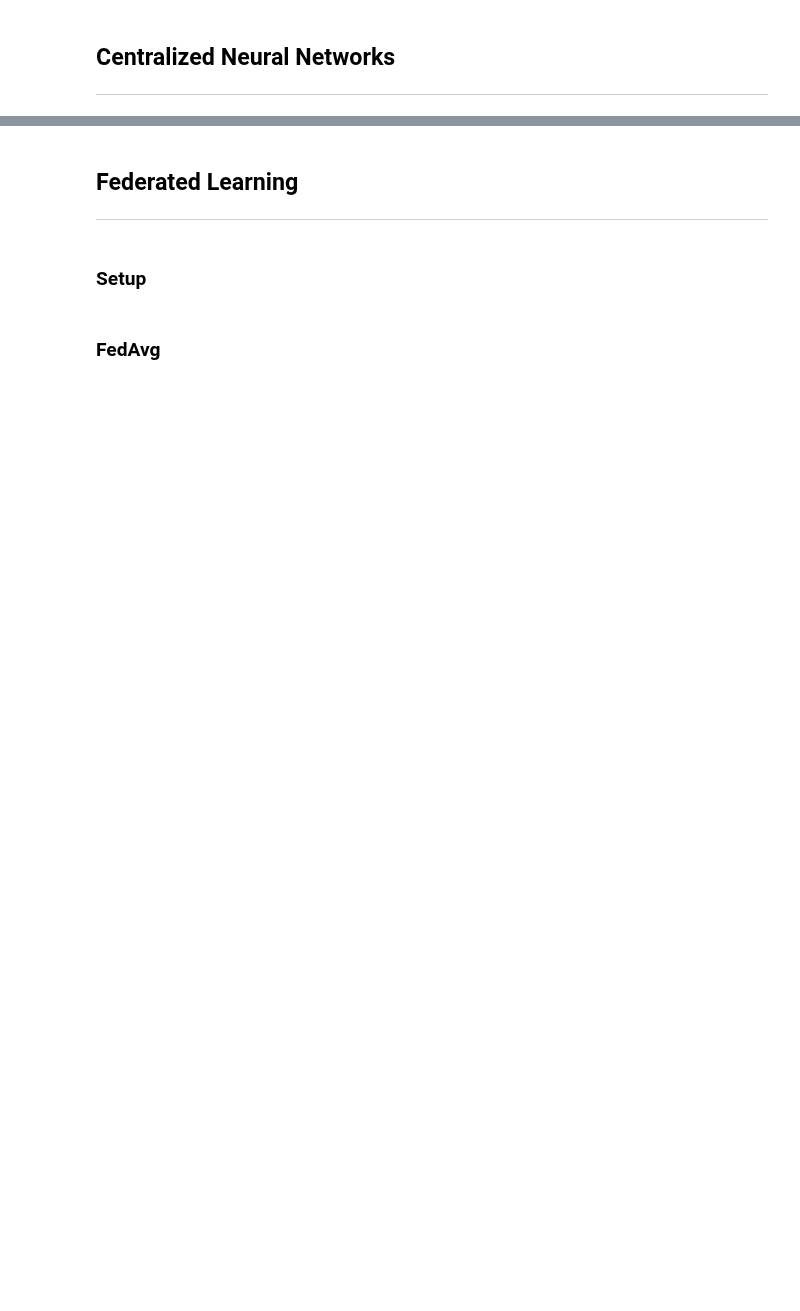
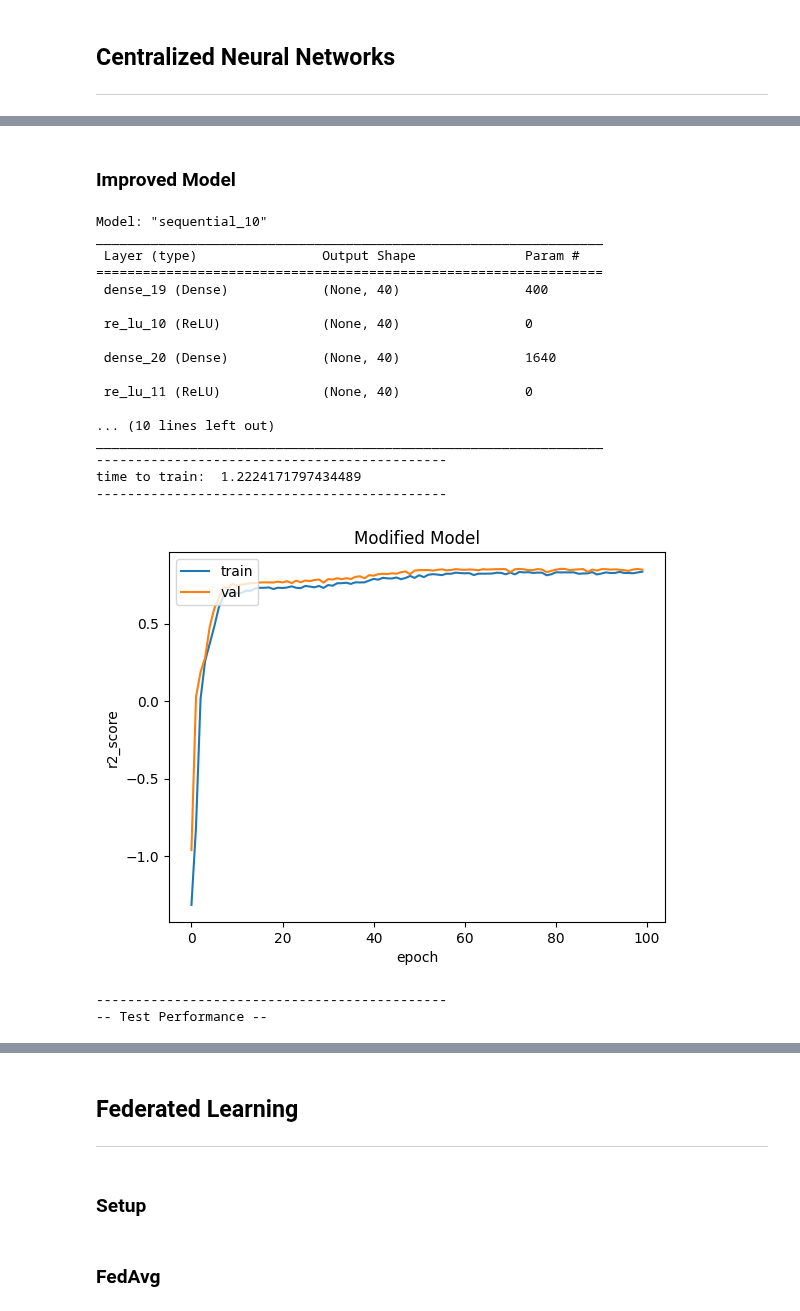
Before and after one commit to Olhaau/fl-official-statistics-addon, a Jupyter notebook: _dev/04_insurance_wrapup.ipynb, the cells around one changed output, grey strips where cells are left out. Saved outputs shown, nothing was run; the diff lists cells and outputs as text; code cells hidden in the pictures; blank space fills up the shorter version.

```diff
--- a/_dev/04_insurance_wrapup.ipynb
+++ b/_dev/04_insurance_wrapup.ipynb
@@ -355,0 +290,79 @@ X_train, X_test, y_train, y_test = train_test_split(
+# %% [markdown]
+### Improved Model
+# %%
+# define + compile
+model = Sequential()
+model.add(Dense(40, input_dim = 9))
+model.add(ReLU())
+model.add(Dense(40))
+model.add(ReLU())
+model.add(Dense(20))
+model.add(ReLU())
+model.add(Dense(1))
+# removed dropout, more units and another big layer in the middle
+
+model.compile(
+      loss = 'mean_squared_error',
+      optimizer = tf.optimizers.Adam(learning_rate = .05),
+      # Adam + lower learning rate
+      metrics = ["mae", 'mean_squared_error', r2_score],
+      run_eagerly = True
+      )
+
+model.summary()
+print("=================================================================")
+
+# train
+rtime = time.time()
+tf.random.set_seed(42)
+
+with tf.device('/device:GPU:0'):
+  hist = model.fit(
+      X_train, y_train,
+      batch_size = 128, # <- higher batch_size
+      shuffle = True,
+      validation_split = 0.2,
+      epochs = 100,
+      verbose = 0
+  )
+
+rtime = time.time() - rtime
+print('time to train: ', rtime / 60)
+print("=================================================================")
+
+# evaluate
+plot_loss(hist, 'r2_score')
+plt.title('Modified Model')
+plt.ylim([0.5, 0.9])
+plt.show()
+#fig = plt.figure()
+#fig.savefig(plot_experiment_path + "/40_40_20_mse_adam_0_05_ReLU_bs256.png", dpi=fig.dpi)
+
+# Test
+print("=================================================================")
+print("-- Test Performance --")
+pd.DataFrame({
+    'measure': ["mae", 'mse', 'r2_score'],
+    'value': hist.model.evaluate(X_test, y_test, verbose = 0)[1:]
+})
+# %% [output]
+Model: "sequential_10"
+_________________________________________________________________
+ Layer (type)                Output Shape              Param #
+=================================================================
+ dense_19 (Dense)            (None, 40)                400
+
+ re_lu_10 (ReLU)             (None, 40)                0
+
+ dense_20 (Dense)            (None, 40)                1640
+
+ re_lu_11 (ReLU)             (None, 40)                0
+
+... (10 lines left out)
+_________________________________________________________________
+---------------------------------------------
+time to train:  1.2224171797434489
+---------------------------------------------
+[figure, added]
+---------------------------------------------
+-- Test Performance --
```
Also changed, not shown: parts of 41 cells of this notebook.
